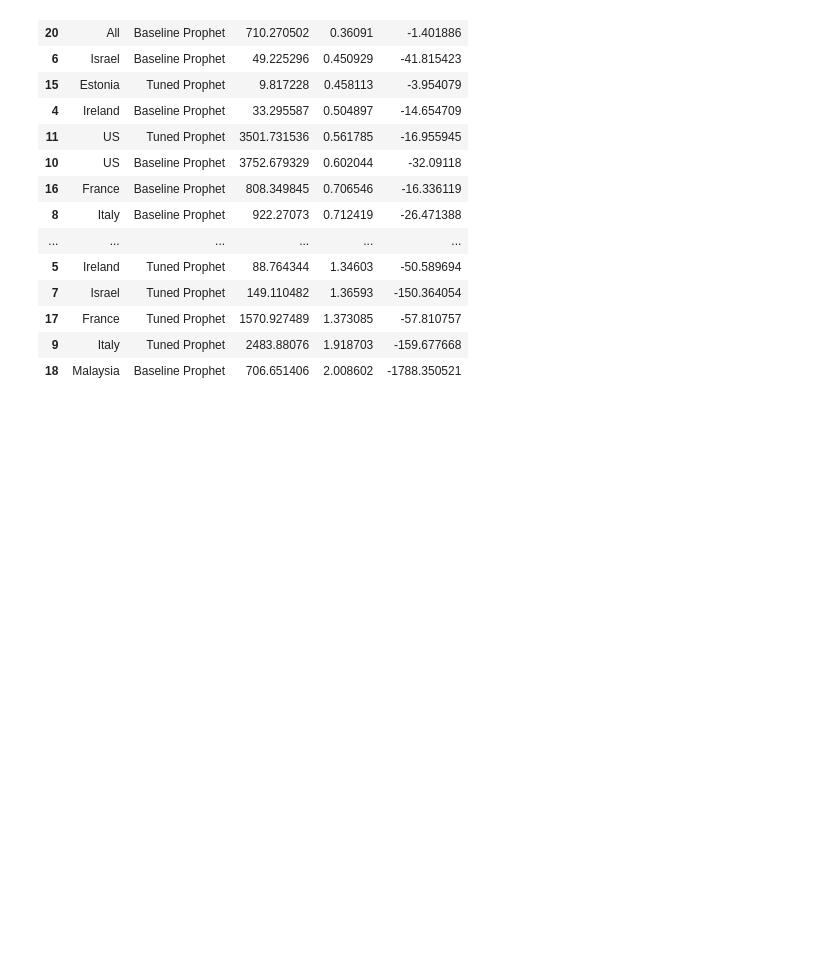
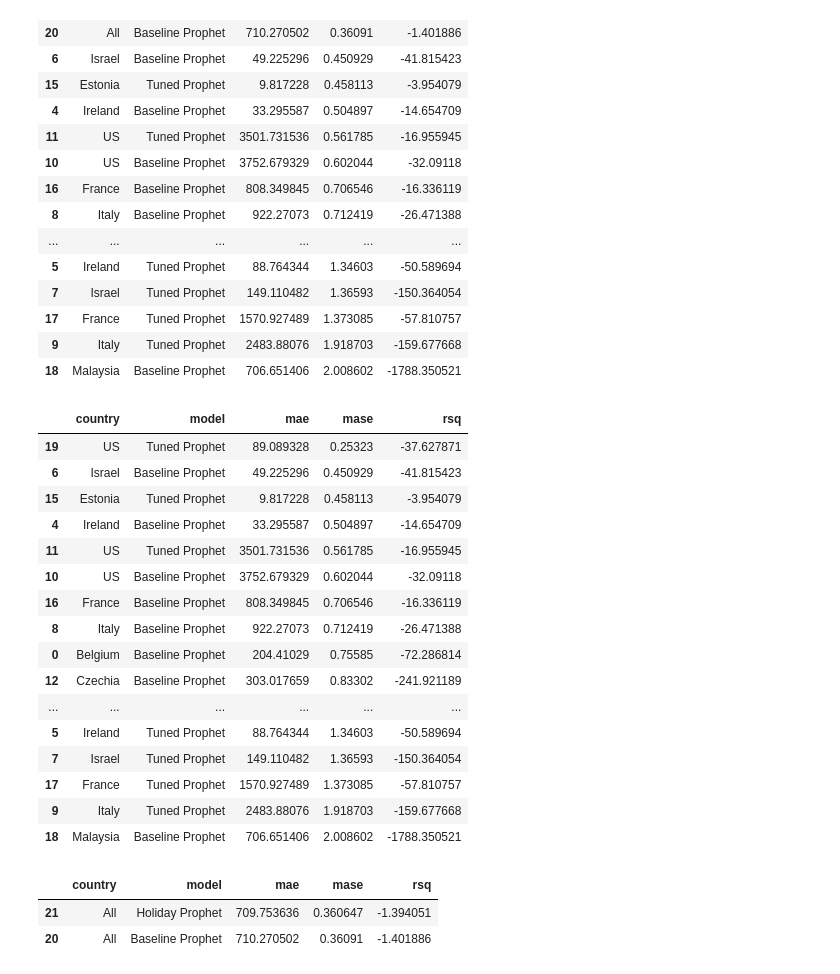
Before and after one commit to y-ginther/DS-Capstone, a Jupyter notebook: Prophet_c.ipynb, the cells around one changed output. Cells and saved outputs as stored; diff of their text form; code cells hidden in the pictures; blank space fills up the shorter version.

Commit message:
separate univar and multivar prophet results

```diff
--- a/Prophet_c.ipynb
+++ b/Prophet_c.ipynb
@@ -1446,3 +1446,31 @@ metrics.sort_values('mase')
 | 17 | France | Tuned Prophet | 1570.927489 | 1.373085 | -57.810757 |
 | 9 | Italy | Tuned Prophet | 2483.88076 | 1.918703 | -159.677668 |
 | 18 | Malaysia | Baseline Prophet | 706.651406 | 2.008602 | -1788.350521 |
+# %%
+univar_df= metrics[metrics['country'] != 'All']
+univar_df.sort_values('mase')
+# %% [output]
+|  | country | model | mae | mase | rsq |
+| 19 | US | Tuned Prophet | 89.089328 | 0.25323 | -37.627871 |
+| 6 | Israel | Baseline Prophet | 49.225296 | 0.450929 | -41.815423 |
+| 15 | Estonia | Tuned Prophet | 9.817228 | 0.458113 | -3.954079 |
+| 4 | Ireland | Baseline Prophet | 33.295587 | 0.504897 | -14.654709 |
+| 11 | US | Tuned Prophet | 3501.731536 | 0.561785 | -16.955945 |
+| 10 | US | Baseline Prophet | 3752.679329 | 0.602044 | -32.09118 |
+| 16 | France | Baseline Prophet | 808.349845 | 0.706546 | -16.336119 |
+| 8 | Italy | Baseline Prophet | 922.27073 | 0.712419 | -26.471388 |
+| 0 | Belgium | Baseline Prophet | 204.41029 | 0.75585 | -72.286814 |
+| 12 | Czechia | Baseline Prophet | 303.017659 | 0.83302 | -241.921189 |
+| ... | ... | ... | ... | ... | ... |
+| 5 | Ireland | Tuned Prophet | 88.764344 | 1.34603 | -50.589694 |
+| 7 | Israel | Tuned Prophet | 149.110482 | 1.36593 | -150.364054 |
+| 17 | France | Tuned Prophet | 1570.927489 | 1.373085 | -57.810757 |
+| 9 | Italy | Tuned Prophet | 2483.88076 | 1.918703 | -159.677668 |
+| 18 | Malaysia | Baseline Prophet | 706.651406 | 2.008602 | -1788.350521 |
+# %%
+multivar_df= metrics[metrics['country'] == 'All']
+multivar_df.sort_values('mase')
+# %% [output]
+|  | country | model | mae | mase | rsq |
+| 21 | All | Holiday Prophet | 709.753636 | 0.360647 | -1.394051 |
+| 20 | All | Baseline Prophet | 710.270502 | 0.36091 | -1.401886 |
```
Also changed, not shown: parts of 34 cells of this notebook.
